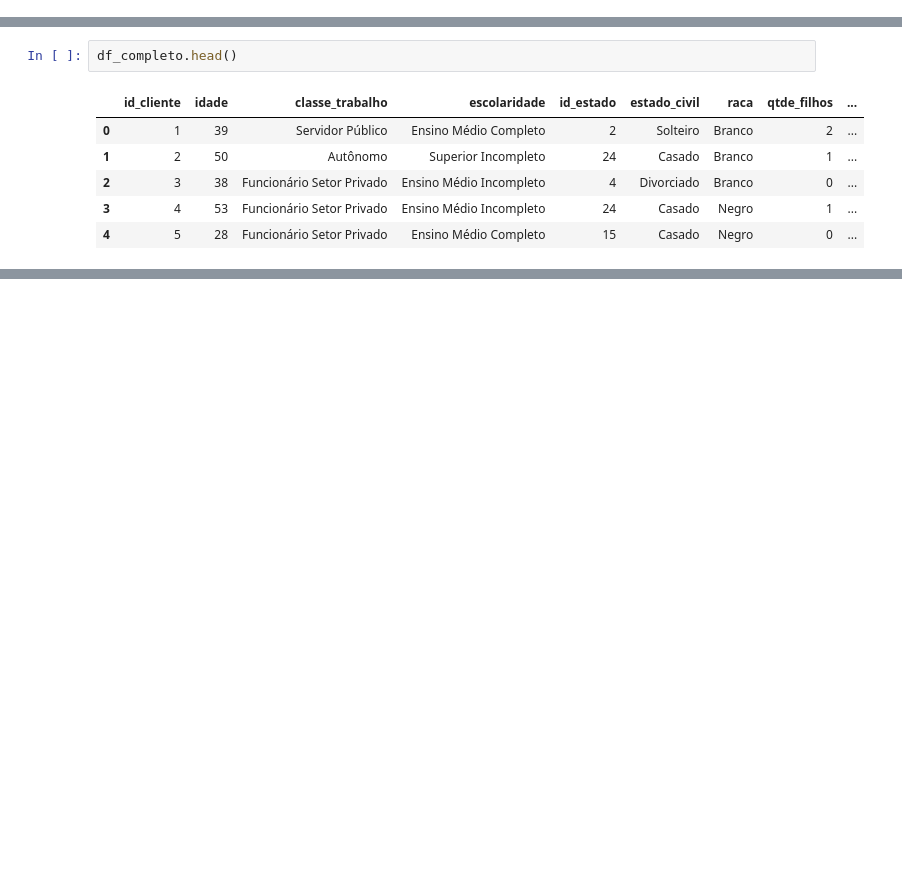
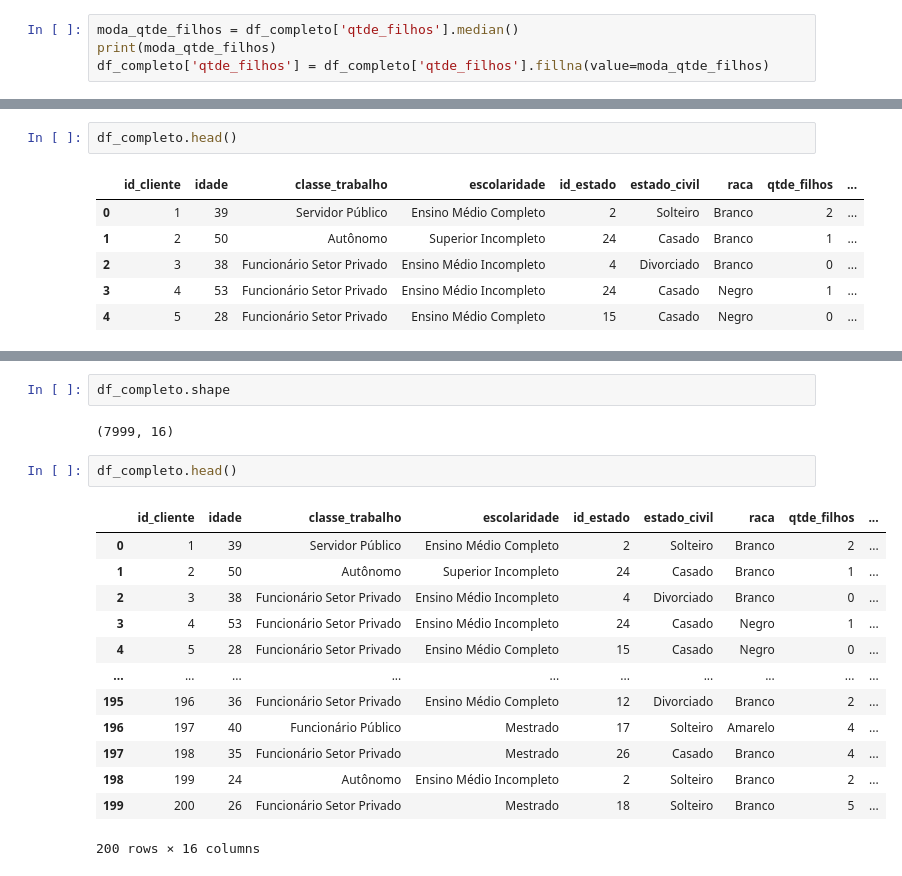
Before and after one commit to pegonsLog/RPA, a Jupyter notebook: Módulo 4 - RPA I/UNIDADE 3/Enunciado Clinica/src/enunciado_clinica.ipynb, the cells around one changed output, grey strips where cells are left out. Drawn from its saved outputs; the diff is of its cells as text; blank space fills up the shorter version.

Commit message:
28/10/2024 - Trabalho

```diff
--- a/Módulo 4 - RPA I/UNIDADE 3/Enunciado Clinica/src/enunciado_clinica.ipynb
+++ b/Módulo 4 - RPA I/UNIDADE 3/Enunciado Clinica/src/enunciado_clinica.ipynb
@@ -423,0 +383,4 @@ Index(['id_cliente', 'idade', 'classe_trabalho', 'escolaridade', 'id_estado',
+# %%
+moda_qtde_filhos = df_completo['qtde_filhos'].median()
+print(moda_qtde_filhos)
+df_completo['qtde_filhos'] = df_completo['qtde_filhos'].fillna(value=moda_qtde_filhos)
@@ -432,0 +565,20 @@ df_completo.head()
+# %%
+df_completo.shape
+# %% [output]
+(7999, 16)
+# %%
+df_completo.head()
+# %% [output]
+|  | id_cliente | idade | classe_trabalho | escolaridade | id_estado | estado_civil | raca | qtde_filhos | ... |
+| 0 | 1 | 39 | Servidor Público | Ensino Médio Completo | 2 | Solteiro | Branco | 2 | ... |
+| 1 | 2 | 50 | Autônomo | Superior Incompleto | 24 | Casado | Branco | 1 | ... |
+| 2 | 3 | 38 | Funcionário Setor Privado | Ensino Médio Incompleto | 4 | Divorciado | Branco | 0 | ... |
+| 3 | 4 | 53 | Funcionário Setor Privado | Ensino Médio Incompleto | 24 | Casado | Negro | 1 | ... |
+| 4 | 5 | 28 | Funcionário Setor Privado | Ensino Médio Completo | 15 | Casado | Negro | 0 | ... |
+| ... | ... | ... | ... | ... | ... | ... | ... | ... | ... |
+| 195 | 196 | 36 | Funcionário Setor Privado | Ensino Médio Completo | 12 | Divorciado | Branco | 2 | ... |
+| 196 | 197 | 40 | Funcionário Público | Mestrado | 17 | Solteiro | Amarelo | 4 | ... |
+| 197 | 198 | 35 | Funcionário Setor Privado | Mestrado | 26 | Casado | Branco | 4 | ... |
+| 198 | 199 | 24 | Autônomo | Ensino Médio Incompleto | 2 | Solteiro | Branco | 2 | ... |
+| 199 | 200 | 26 | Funcionário Setor Privado | Mestrado | 18 | Solteiro | Branco | 5 | ... |
+200 rows × 16 columns
```
Also changed, not shown: parts of 43 cells of this notebook, 1 other file.
